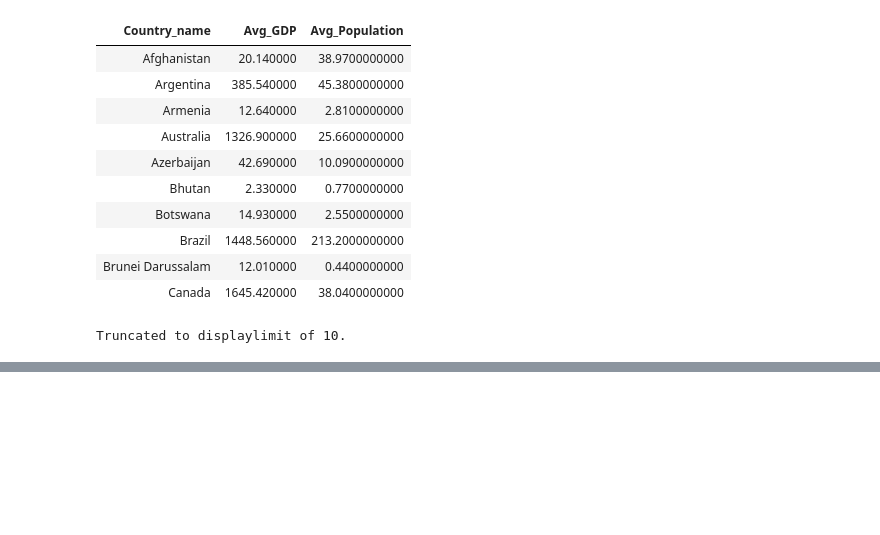
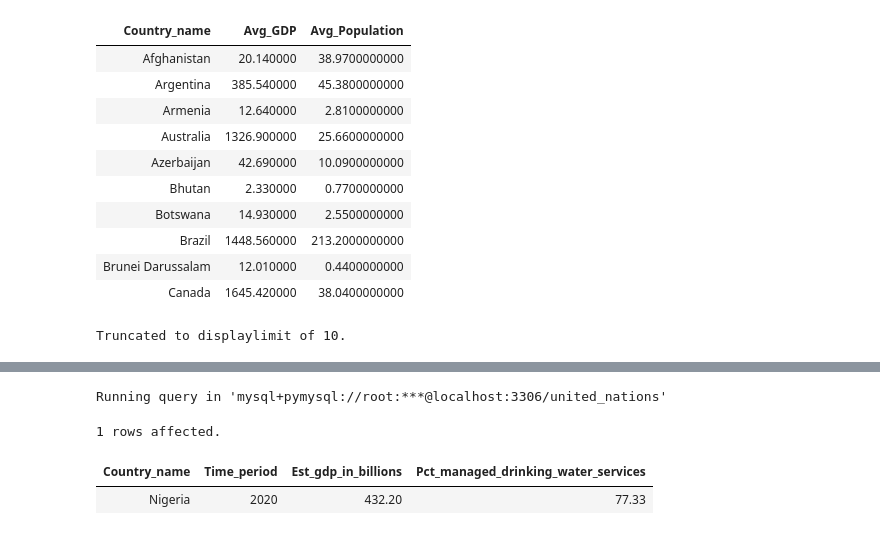
Before and after one commit to kxrrym03/ALX-Exercises, a Jupyter notebook: OptimisingQueries.ipynb, the cells around one changed output, grey strips where cells are left out. Saved outputs shown, nothing was run; the diff lists cells and outputs as text; code cells hidden in the pictures; blank space fills up the shorter version.

```diff
--- a/OptimisingQueries.ipynb
+++ b/OptimisingQueries.ipynb
@@ -278,0 +324,29 @@ Truncated to displaylimit of 10.
+# %%
+%%sql
+
+SELECT
+    econ.Country_name,
+    econ.Time_period,
+    econ.Est_gdp_in_billions,
+    service.Pct_managed_drinking_water_services
+FROM
+    Economic_Indicators AS econ
+INNER JOIN
+    Basic_Services AS service
+ON
+    econ.Country_name = service.Country_name
+    AND econ.Time_period = service.Time_period
+WHERE
+    econ.time_period = 2020
+    AND service.Pct_managed_drinking_water_services < 90
+    AND econ.Est_gdp_in_billions > (SELECT
+                                        AVG(Est_gdp_in_billions)
+                                    FROM
+                                        Economic_Indicators
+                                    WHERE
+                                        Time_period = 2020);
+# %% [output]
+Running query in 'mysql+pymysql://root:***@localhost:3306/united_nations'
+1 rows affected.
+| Country_name | Time_period | Est_gdp_in_billions | Pct_managed_drinking_water_services |
+| Nigeria | 2020 | 432.20 | 77.33 |
```
Also changed, not shown: parts of 8 cells of this notebook.
